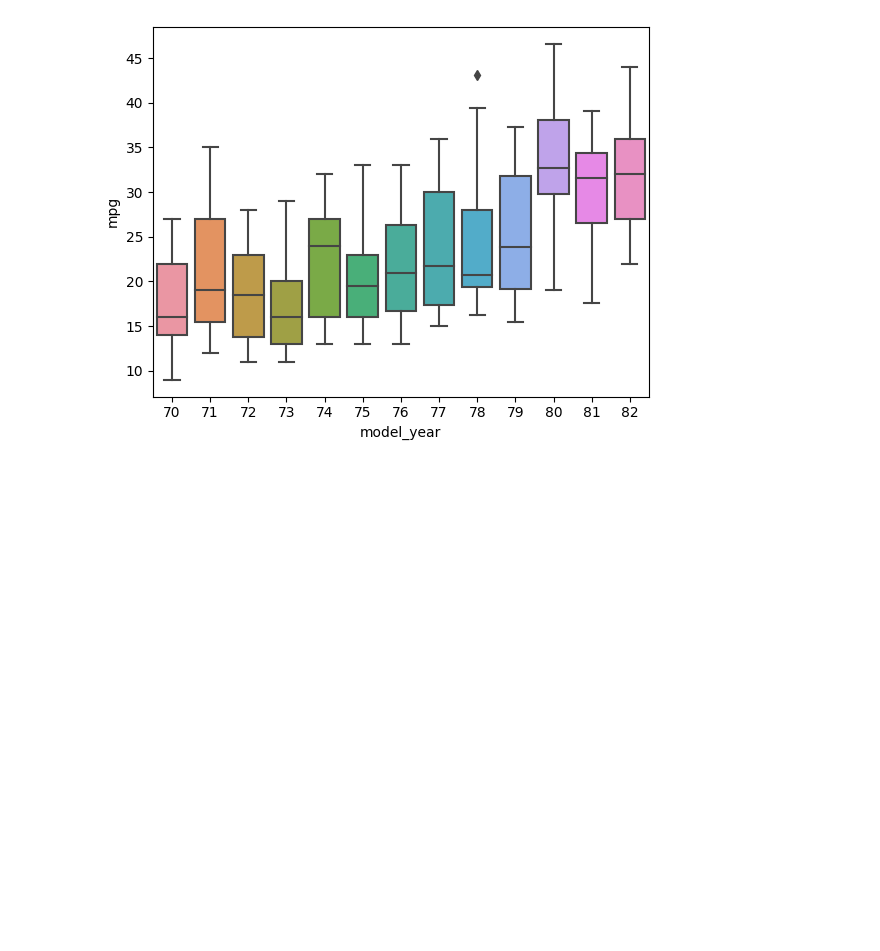
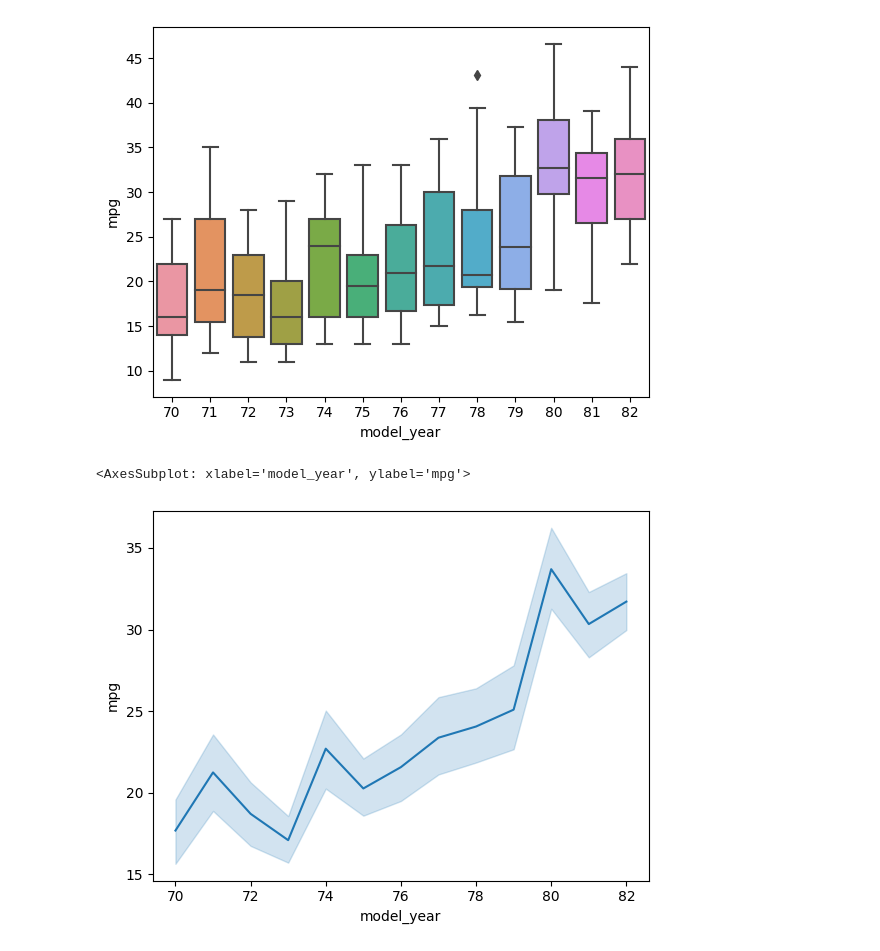
Before and after one commit to HakanAkerblom/Statistics, a Jupyter notebook: cars_test.ipynb, the cells around one changed output. Cells and saved outputs as stored; diff of their text form; code cells hidden in the pictures; blank space fills up the shorter version.

```diff
--- a/cars_test.ipynb
+++ b/cars_test.ipynb
@@ -138,6 +139,11 @@ sns.boxplot(data = cars, x="model_year", y="mpg")
 plt.savefig("images/boxplot_model_year_mpg.png")
 # %% [output]
 [figure]
+# %%
+sns.lineplot(cars, x="model_year", y="mpg")
+# %% [output]
+<AxesSubplot: xlabel='model_year', ylabel='mpg'>
+[figure, added]
 # %%
 
 cars_describe = cars.describe()
```
Also changed, not shown: parts of 10 cells of this notebook, 4 other files.
